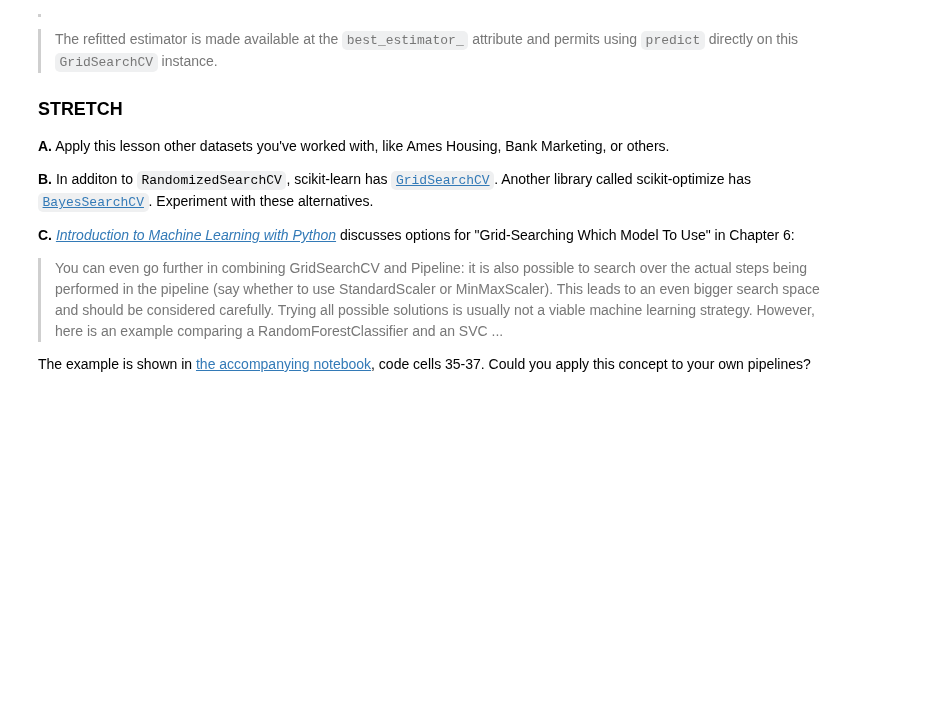
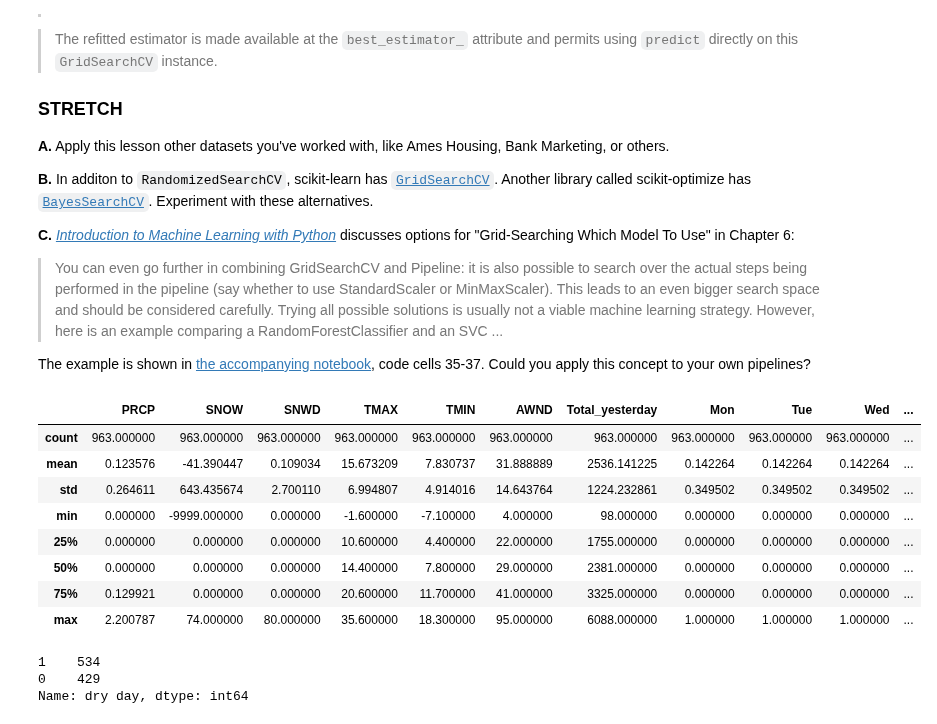
Before and after one commit to LambdaSchool/DS-Unit-2-Sprint-4-Practicing-Understanding, a Jupyter notebook: module1-hyperparameter-optimization/LS_DS_241_Hyperparameter_Optimization.ipynb, the cells around one changed output. Saved outputs shown, nothing was run; the diff lists cells and outputs as text; code cells hidden in the pictures; blank space fills up the shorter version.

```diff
--- a/module1-hyperparameter-optimization/LS_DS_241_Hyperparameter_Optimization.ipynb
+++ b/module1-hyperparameter-optimization/LS_DS_241_Hyperparameter_Optimization.ipynb
@@ -594,3 +594,25 @@ See the [`RandomizedSearchCV`](https://scikit-learn.org/stable/modules/generated
 > You can even go further in combining GridSearchCV and Pipeline: it is also possible to search over the actual steps being performed in the pipeline (say whether to use StandardScaler or MinMaxScaler). This leads to an even bigger search space and should be considered carefully. Trying all possible solutions is usually not a viable machine learning strategy. However, here is an example comparing a RandomForestClassifier and an SVC ...
 
 The example is shown in [the accompanying notebook](https://github.com/amueller/introduction_to_ml_with_python/blob/master/06-algorithm-chains-and-pipelines.ipynb), code cells 35-37. Could you apply this concept to your own pipelines?
+# %%
+X_train.describe()
+# %% [output]
+|  | PRCP | SNOW | SNWD | TMAX | TMIN | AWND | Total_yesterday | Mon | Tue | Wed | ... |
+| count | 963.000000 | 963.000000 | 963.000000 | 963.000000 | 963.000000 | 963.000000 | 963.000000 | 963.000000 | 963.000000 | 963.000000 | ... |
+| mean | 0.123576 | -41.390447 | 0.109034 | 15.673209 | 7.830737 | 31.888889 | 2536.141225 | 0.142264 | 0.142264 | 0.142264 | ... |
+| std | 0.264611 | 643.435674 | 2.700110 | 6.994807 | 4.914016 | 14.643764 | 1224.232861 | 0.349502 | 0.349502 | 0.349502 | ... |
+| min | 0.000000 | -9999.000000 | 0.000000 | -1.600000 | -7.100000 | 4.000000 | 98.000000 | 0.000000 | 0.000000 | 0.000000 | ... |
+| 25% | 0.000000 | 0.000000 | 0.000000 | 10.600000 | 4.400000 | 22.000000 | 1755.000000 | 0.000000 | 0.000000 | 0.000000 | ... |
+| 50% | 0.000000 | 0.000000 | 0.000000 | 14.400000 | 7.800000 | 29.000000 | 2381.000000 | 0.000000 | 0.000000 | 0.000000 | ... |
+| 75% | 0.129921 | 0.000000 | 0.000000 | 20.600000 | 11.700000 | 41.000000 | 3325.000000 | 0.000000 | 0.000000 | 0.000000 | ... |
+| max | 2.200787 | 74.000000 | 80.000000 | 35.600000 | 18.300000 | 95.000000 | 6088.000000 | 1.000000 | 1.000000 | 1.000000 | ... |
+# %%
+# Lets feature engineer a column determining if it rained yesterday.
+# We can use the feature engineered by Jake VanderPlas called "dry day"
+# to determine if there was rain on a given day
+
+X_train["dry day"].value_counts()
+# %% [output]
+1    534
+0    429
+Name: dry day, dtype: int64
```
Also changed, not shown: parts of 9 cells of this notebook.
